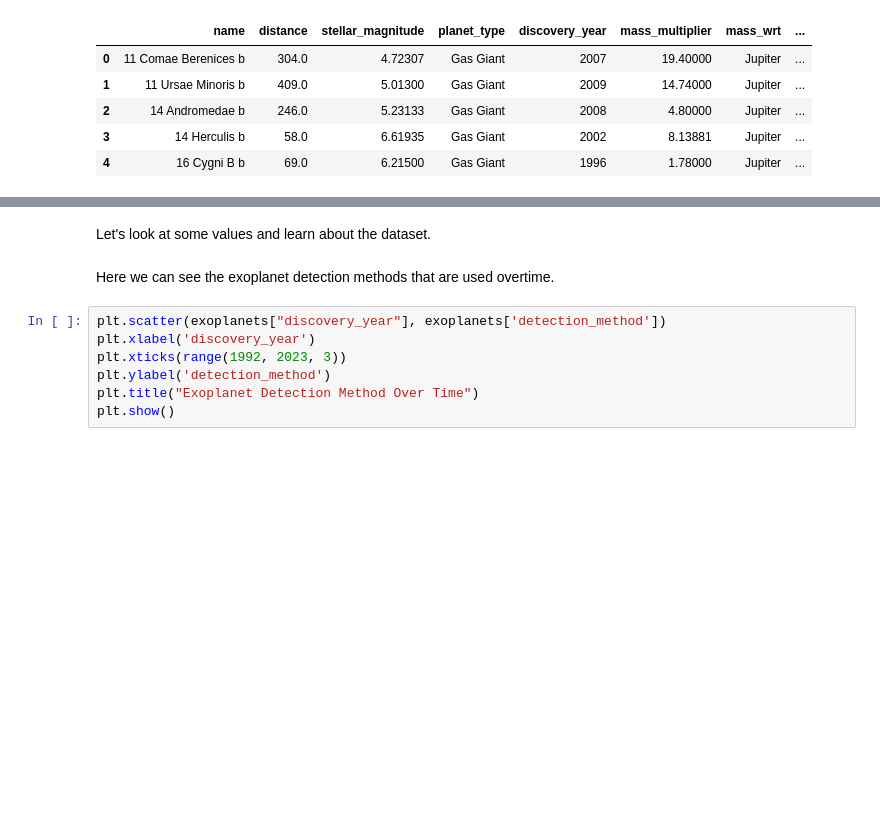
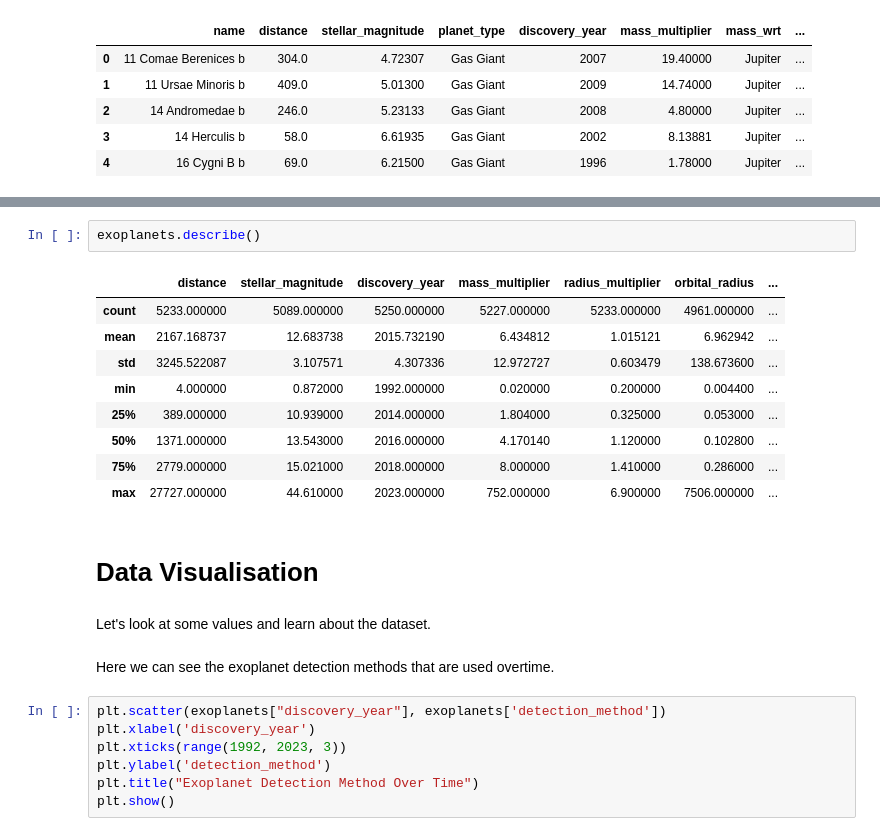
Before and after one commit to kadirbalalan/exoplanets, a Jupyter notebook: Exoplanets.ipynb, the cells around one changed output, grey strips where cells are left out. Drawn from its saved outputs; the diff is of its cells as text; blank space fills up the shorter version.

```diff
--- a/Exoplanets.ipynb
+++ b/Exoplanets.ipynb
@@ -18,7 +71,21 @@ exoplanets.head()
+# %%
+exoplanets.describe()
+# %% [output]
+|  | distance | stellar_magnitude | discovery_year | mass_multiplier | radius_multiplier | orbital_radius | ... |
+| count | 5233.000000 | 5089.000000 | 5250.000000 | 5227.000000 | 5233.000000 | 4961.000000 | ... |
+| mean | 2167.168737 | 12.683738 | 2015.732190 | 6.434812 | 1.015121 | 6.962942 | ... |
+| std | 3245.522087 | 3.107571 | 4.307336 | 12.972727 | 0.603479 | 138.673600 | ... |
+| min | 4.000000 | 0.872000 | 1992.000000 | 0.020000 | 0.200000 | 0.004400 | ... |
+| 25% | 389.000000 | 10.939000 | 2014.000000 | 1.804000 | 0.325000 | 0.053000 | ... |
+| 50% | 1371.000000 | 13.543000 | 2016.000000 | 4.170140 | 1.120000 | 0.102800 | ... |
+| 75% | 2779.000000 | 15.021000 | 2018.000000 | 8.000000 | 1.410000 | 0.286000 | ... |
+| max | 27727.000000 | 44.610000 | 2023.000000 | 752.000000 | 6.900000 | 7506.000000 | ... |
+# %% [markdown]
+# Data Visualisation
 # %% [markdown]
 Let's look at some values and learn about the dataset.
-# %% [markdown]
-Here we can see the exoplanet detection methods that are used overtime.
+# %% [markdown]
+Here we can see the exoplanet detection methods that are used overtime.
 # %%
 plt.scatter(exoplanets["discovery_year"], exoplanets['detection_method'])
 plt.xlabel('discovery_year')
```
Also changed, not shown: parts of 22 cells of this notebook.
